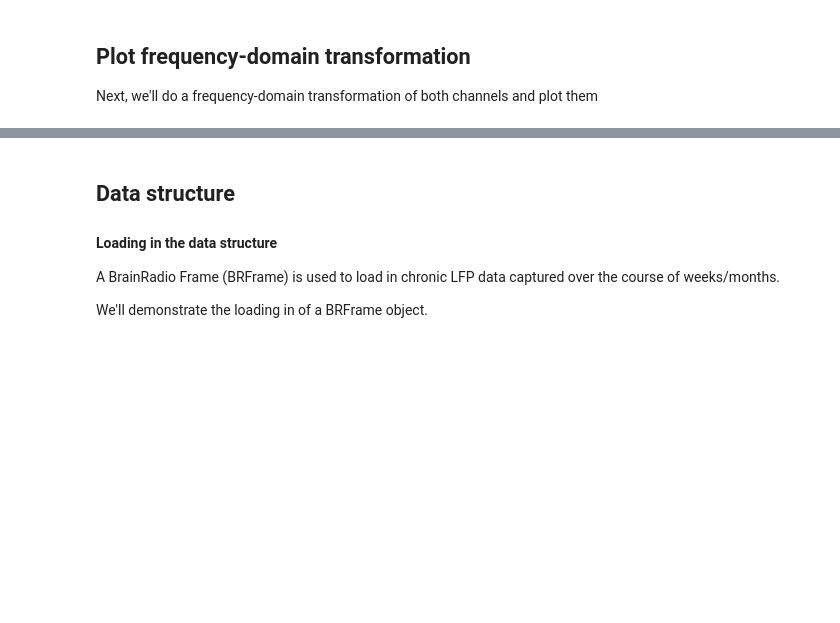
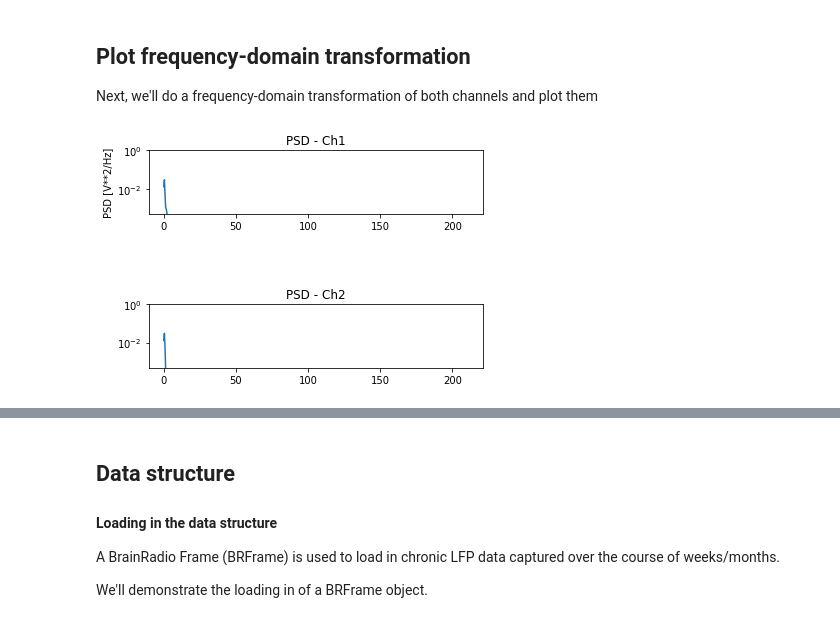
Before and after one commit to dbspaceLab/DBSpace, a Jupyter notebook: notebooks/BasicsLoading.ipynb, the cells around one changed output, grey strips where cells are left out. Cells and saved outputs as stored; diff of their text form; code cells hidden in the pictures; blank space fills up the shorter version.

```diff
--- a/notebooks/BasicsLoading.ipynb
+++ b/notebooks/BasicsLoading.ipynb
@@ -39,3 +61,25 @@ While this view is helpful, especially in identifying artifacts, the oscillatory
 # %% [markdown]
 ## Plot frequency-domain transformation
 Next, we'll do a frequency-domain transformation of both channels and plot them
+# %%
+NFFT = 1024       # the length of the windowing segments
+# Fs = 422  # the sampling frequency
+fs = 422  # the sampling frequency
+# %%
+# Plot power spectral density using Welch's method for Ch1 data
+plt.subplot(311)
+f1, Pxx_den1 = signal.welch(ch1, fs, nperseg=844, noverlap=422, nfft=1024)
+plt.semilogy(f1, Pxx_den1)
+plt.ylim([0.5e-3, 1])
+plt.title('PSD - Ch1' )
+plt.ylabel('PSD [V**2/Hz]')
+# Plot power spectral density using Welch's method for Ch2 data
+plt.subplot(313)
+f2, Pxx_den2 = signal.welch(ch2, fs, nperseg=844, noverlap=422, nfft=1024)
+plt.semilogy(f2, Pxx_den2)
+plt.ylim([0.5e-3, 1])
+plt.title('PSD - Ch2' )
+
+plt.show()
+# %% [output]
+[figure, added]
```
Also changed, not shown: parts of 9 cells of this notebook.
